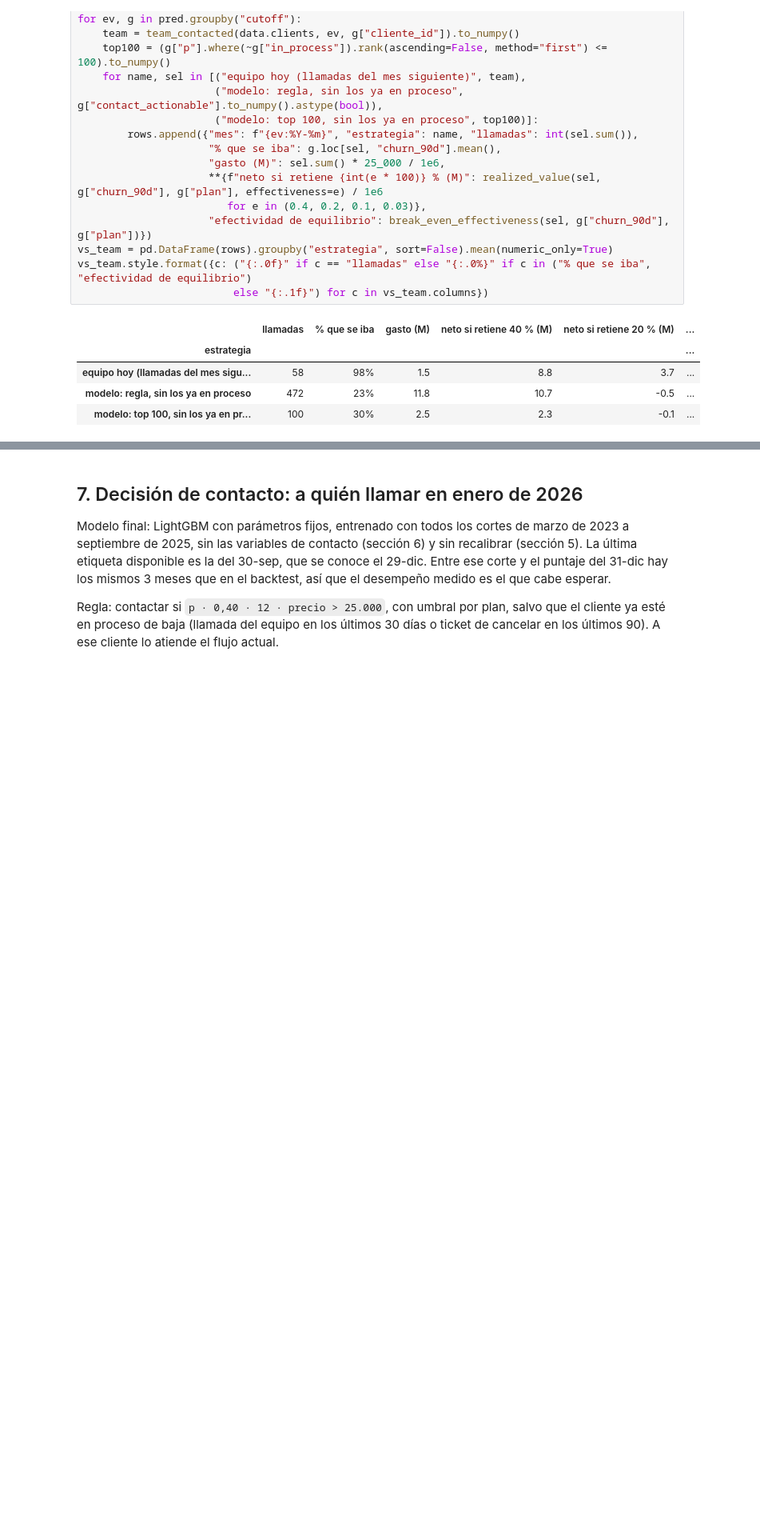
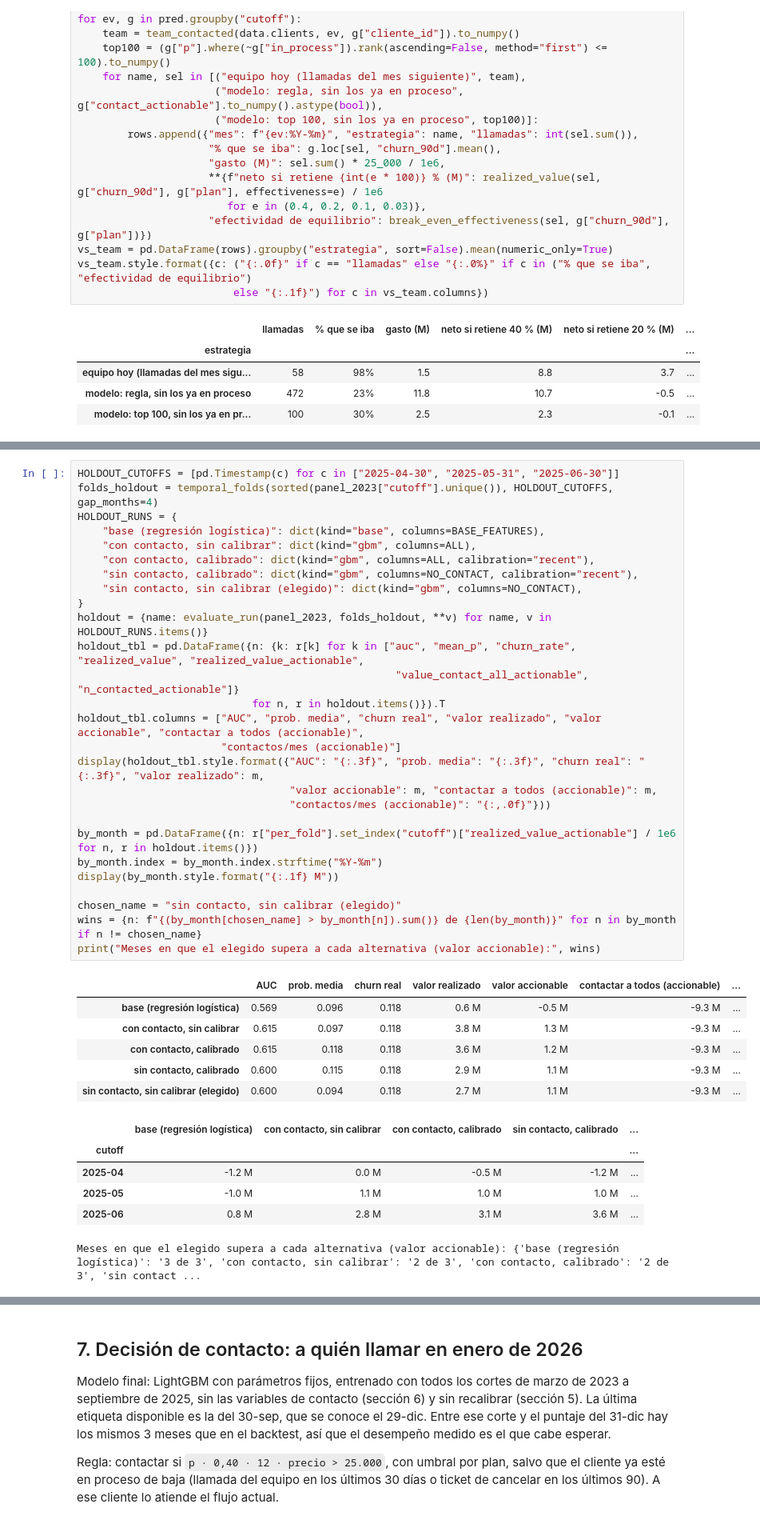
Before and after one commit to unfresh25/conecta-churn, a Jupyter notebook: solucion.ipynb, the cells around one changed output, grey strips where cells are left out. Shown at 80% size. Cells and saved outputs as stored; diff of their text form; blank space fills up the shorter version.

```diff
--- a/solucion.ipynb
+++ b/solucion.ipynb
@@ -728,0 +788,40 @@ Lectura para la gerencia:
+# %%
+HOLDOUT_CUTOFFS = [pd.Timestamp(c) for c in ["2025-04-30", "2025-05-31", "2025-06-30"]]
+folds_holdout = temporal_folds(sorted(panel_2023["cutoff"].unique()), HOLDOUT_CUTOFFS, gap_months=4)
+HOLDOUT_RUNS = {
+    "base (regresión logística)": dict(kind="base", columns=BASE_FEATURES),
+    "con contacto, sin calibrar": dict(kind="gbm", columns=ALL),
+    "con contacto, calibrado": dict(kind="gbm", columns=ALL, calibration="recent"),
+    "sin contacto, calibrado": dict(kind="gbm", columns=NO_CONTACT, calibration="recent"),
+    "sin contacto, sin calibrar (elegido)": dict(kind="gbm", columns=NO_CONTACT),
+}
+holdout = {name: evaluate_run(panel_2023, folds_holdout, **v) for name, v in HOLDOUT_RUNS.items()}
+holdout_tbl = pd.DataFrame({n: {k: r[k] for k in ["auc", "mean_p", "churn_rate", "realized_value", "realized_value_actionable",
+                                                   "value_contact_all_actionable", "n_contacted_actionable"]}
+                            for n, r in holdout.items()}).T
+holdout_tbl.columns = ["AUC", "prob. media", "churn real", "valor realizado", "valor accionable", "contactar a todos (accionable)",
+                       "contactos/mes (accionable)"]
+display(holdout_tbl.style.format({"AUC": "{:.3f}", "prob. media": "{:.3f}", "churn real": "{:.3f}", "valor realizado": m,
+                                  "valor accionable": m, "contactar a todos (accionable)": m,
+                                  "contactos/mes (accionable)": "{:,.0f}"}))
+
+by_month = pd.DataFrame({n: r["per_fold"].set_index("cutoff")["realized_value_actionable"] / 1e6 for n, r in holdout.items()})
+by_month.index = by_month.index.strftime("%Y-%m")
+display(by_month.style.format("{:.1f} M"))
+
+chosen_name = "sin contacto, sin calibrar (elegido)"
+wins = {n: f"{(by_month[chosen_name] > by_month[n]).sum()} de {len(by_month)}" for n in by_month if n != chosen_name}
+print("Meses en que el elegido supera a cada alternativa (valor accionable):", wins)
+# %% [output]
+|  | AUC | prob. media | churn real | valor realizado | valor accionable | contactar a todos (accionable) | ... |
+| base (regresión logística) | 0.569 | 0.096 | 0.118 | 0.6 M | -0.5 M | -9.3 M | ... |
+| con contacto, sin calibrar | 0.615 | 0.097 | 0.118 | 3.8 M | 1.3 M | -9.3 M | ... |
+| con contacto, calibrado | 0.615 | 0.118 | 0.118 | 3.6 M | 1.2 M | -9.3 M | ... |
+| sin contacto, calibrado | 0.600 | 0.115 | 0.118 | 2.9 M | 1.1 M | -9.3 M | ... |
+| sin contacto, sin calibrar (elegido) | 0.600 | 0.094 | 0.118 | 2.7 M | 1.1 M | -9.3 M | ... |
+|  | base (regresión logística) | con contacto, sin calibrar | con contacto, calibrado | sin contacto, calibrado | ... |
+| cutoff |  |  |  |  | ... |
+| 2025-04 | -1.2 M | 0.0 M | -0.5 M | -1.2 M | ... |
+| 2025-05 | -1.0 M | 1.1 M | 1.0 M | 1.0 M | ... |
+| 2025-06 | 0.8 M | 2.8 M | 3.1 M | 3.6 M | ... |
+Meses en que el elegido supera a cada alternativa (valor accionable): {'base (regresión logística)': '3 de 3', 'con contacto, sin calibrar': '2 de 3', 'con contacto, calibrado': '2 de 3', 'sin contact ...
```
Also changed, not shown: parts of 23 cells of this notebook, 13 other files.
